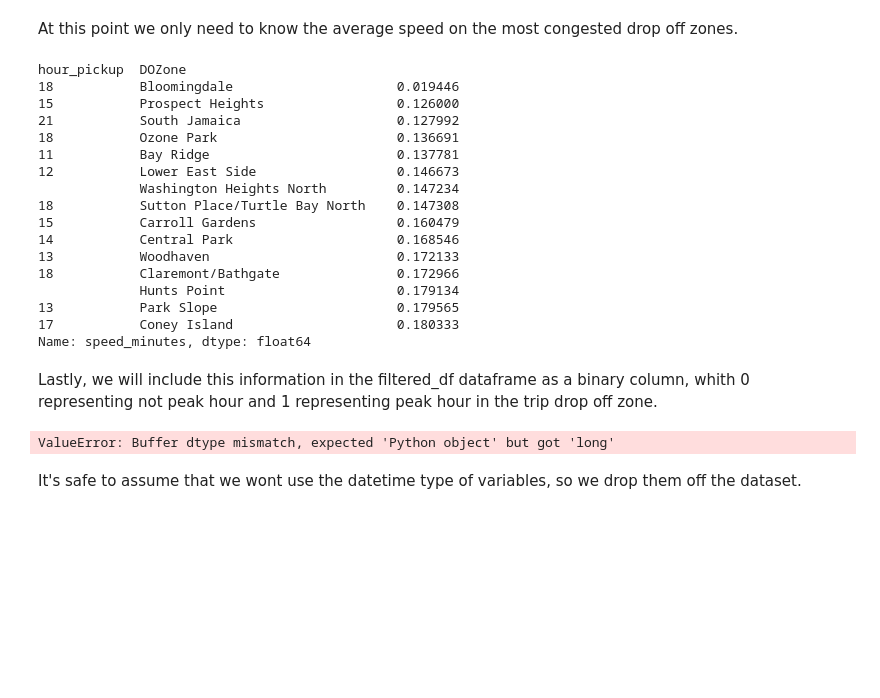
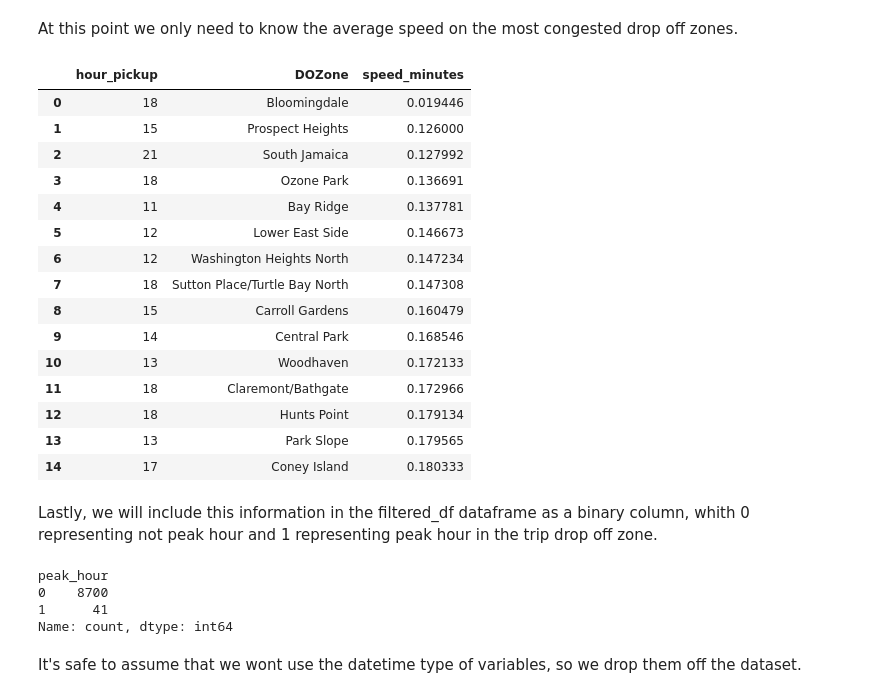
Before and after one commit to andres-mart/FinalProject, a Jupyter notebook: EDA.ipynb, the cells around one changed output. Saved outputs shown, nothing was run; the diff lists cells and outputs as text; code cells hidden in the pictures; blank space fills up the shorter version.

```diff
--- a/EDA.ipynb
+++ b/EDA.ipynb
@@ -494,25 +494,25 @@ At this point we only need to know the average speed on the most congested drop
 # %%
 average_speeds = df_congestion.groupby(['hour_pickup', 'DOZone'])['speed_minutes'].mean()
 worst_hours = average_speeds.sort_values(ascending= True).head(15)
+worst_hours = pd.DataFrame(worst_hours).reset_index()
 worst_hours
 # %% [output]
-hour_pickup  DOZone
-18           Bloomingdale                     0.019446
-15           Prospect Heights                 0.126000
-21           South Jamaica                    0.127992
-18           Ozone Park                       0.136691
-11           Bay Ridge                        0.137781
-12           Lower East Side                  0.146673
-             Washington Heights North         0.147234
-18           Sutton Place/Turtle Bay North    0.147308
-15           Carroll Gardens                  0.160479
-14           Central Park                     0.168546
-13           Woodhaven                        0.172133
-18           Claremont/Bathgate               0.172966
-             Hunts Point                      0.179134
-13           Park Slope                       0.179565
-17           Coney Island                     0.180333
-Name: speed_minutes, dtype: float64
+|  | hour_pickup | DOZone | speed_minutes |
+| 0 | 18 | Bloomingdale | 0.019446 |
+| 1 | 15 | Prospect Heights | 0.126000 |
+| 2 | 21 | South Jamaica | 0.127992 |
+| 3 | 18 | Ozone Park | 0.136691 |
+| 4 | 11 | Bay Ridge | 0.137781 |
+| 5 | 12 | Lower East Side | 0.146673 |
+| 6 | 12 | Washington Heights North | 0.147234 |
+| 7 | 18 | Sutton Place/Turtle Bay North | 0.147308 |
+| 8 | 15 | Carroll Gardens | 0.160479 |
+| 9 | 14 | Central Park | 0.168546 |
+| 10 | 13 | Woodhaven | 0.172133 |
+| 11 | 18 | Claremont/Bathgate | 0.172966 |
+| 12 | 18 | Hunts Point | 0.179134 |
+| 13 | 13 | Park Slope | 0.179565 |
+| 14 | 17 | Coney Island | 0.180333 |
 # %% [markdown]
 Lastly, we will include this information in the filtered_df dataframe as a binary column, whith 0 representing not peak hour and 1 representing peak hour in the trip drop off zone.
 # %%
@@ -520,5 +520,3 @@ filtered_df['hour_pickup'] = filtered_df['tpep_pickup_datetime'].dt.hour
 filtered_df['day_pickup'] = filtered_df['tpep_pickup_datetime'].dt.day
 # %%
 filtered_df['peak_hour'] = np.where(filtered_df[['hour_pickup', 'DOZone']].apply(tuple, axis=0).isin(worst_hours), 1, 0)
-# %% [output]
-ValueError: Buffer dtype mismatch, expected 'Python object' but got 'long'
@@ -525,3 +533,10 @@ ValueError: Buffer dtype mismatch, expected 'Python object' but got 'long'
+# %%
+filtered_df['peak_hour'].value_counts()
+# %% [output]
+peak_hour
+0    8700
+1      41
+Name: count, dtype: int64
 # %% [markdown]
 It's safe to assume that we wont use the datetime type of variables, so we drop them off the dataset.
 # %%
```
Also changed, not shown: parts of 34 cells of this notebook.
